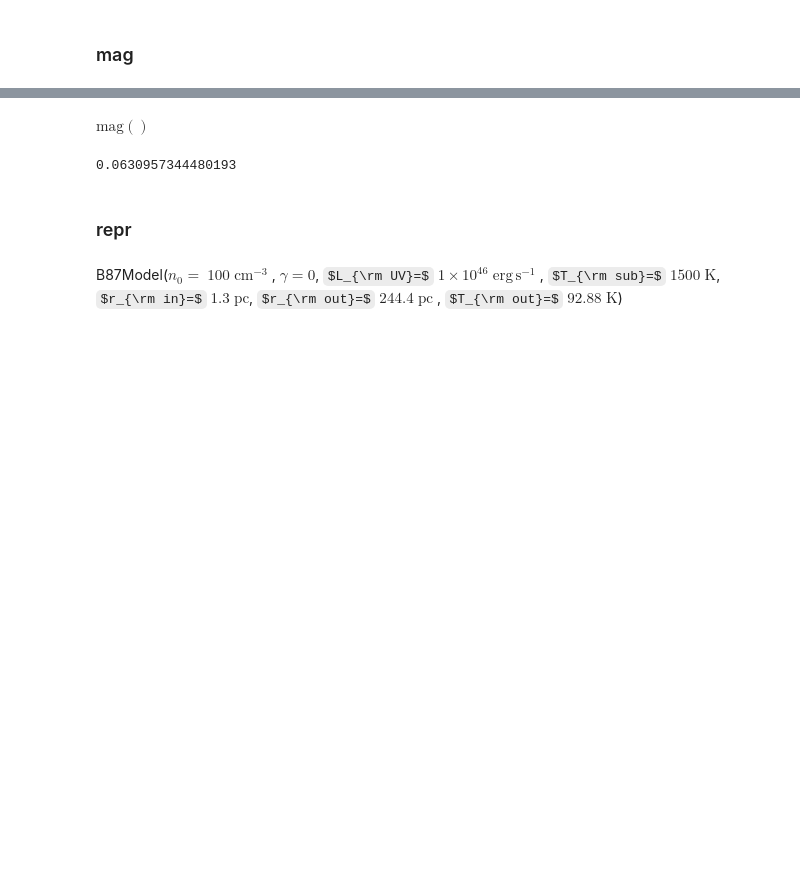
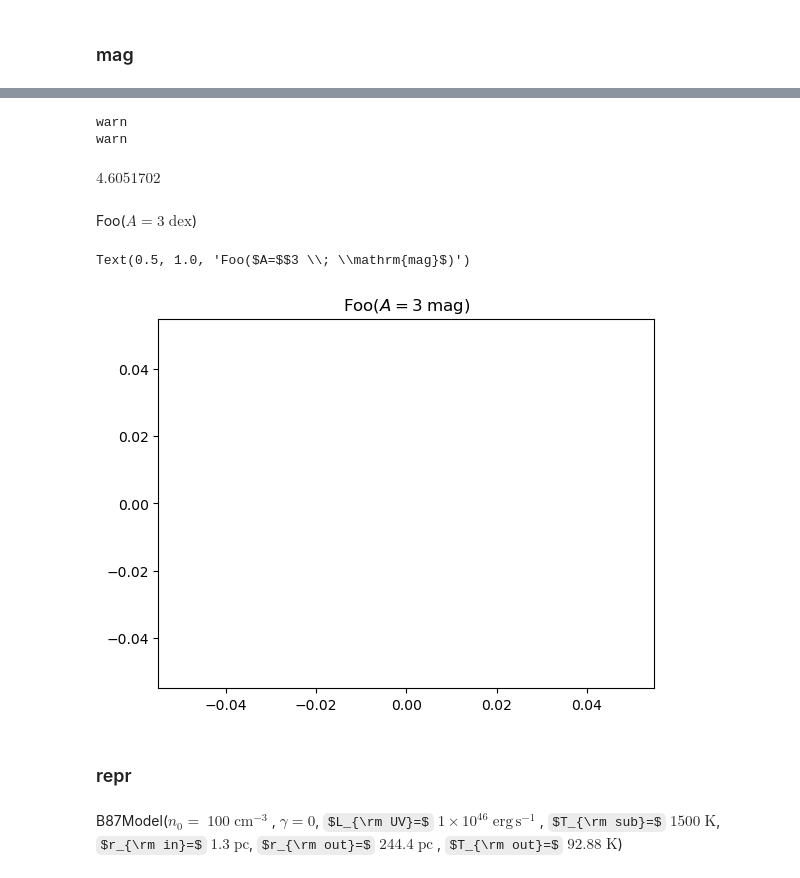
Before and after one commit to c-kj/LRD_dust_modeling, a Jupyter notebook: notebooks/加 units.ipynb, the cells around one changed output, grey strips where cells are left out. Drawn from its saved outputs; the diff is of its cells as text; code cells hidden in the pictures; some formulas as TeX source; blank space fills up the shorter version.

Commit message:
♻️ refactor(A_V): 添加对 A_V magnitude 单位的处理
- 添加 `get_value_in_mag` 和 `to_magnitude` 工具函数，用于兼容 纯数字、`u.mag()` 和 `u.mag` 等输入
- 使用带单位的 A_V 来处理消光计算

- 更新 TODOs 和文档

```diff
--- a/notebooks/加 units.ipynb
+++ b/notebooks/加 units.ipynb
@@ -245,11 +283,41 @@ np.float64(0.9210340371976184)
-# %%
-u.Magnitude(3).unit
-# %% [output]
-$\mathrm{mag}$$\mathrm{\left( \mathrm{} \right)}$
-# %%
-10**(0.4*-3)
-# %% [output]
-0.0630957344480193
+# %%
+def foo(A):
+    if isinstance(A, u.Quantity):
+        if A.unit is u.one:
+            print("warn")
+    A = u.Magnitude(A)
+    return -np.log(A.physical)
+
+foo(3)
+foo(u.Magnitude(3))
+foo(1e-2*u.one)
+foo(1e-2*u.one)
+foo(-2 * u.dex())
+# %% [output]
+warn
+warn
+$4.6051702 \; \mathrm{}$
+# %%
+class Foo:
+    def _repr_latex_(self):
+        return r'$1 \; \mathrm{mag}$ $\mathrm{\left( \mathrm{} \right)}$'
+        return rf'{u.Magnitude(1 * u.mag()):latex}'
+# %%
+class Foo:
+    def __init__(self, A):
+        self.A = A
+    def _repr_latex_(self):
+        return rf'Foo($A=${self.A:latex})'
+
+Foo(3*u.dex )
+# %% [output]
+Foo($A=$$3 \; \mathrm{dex}$)
+# %%
+plt.plot()
+plt.title(Foo(3 * u.mag)._repr_latex_())
+# %% [output]
+Text(0.5, 1.0, 'Foo($A=$$3 \\; \\mathrm{mag}$)')
+[figure, added]
 # %% [markdown]
 ### repr
 # %%
```
Also changed, not shown: parts of 18 cells of this notebook, 3 other files.
